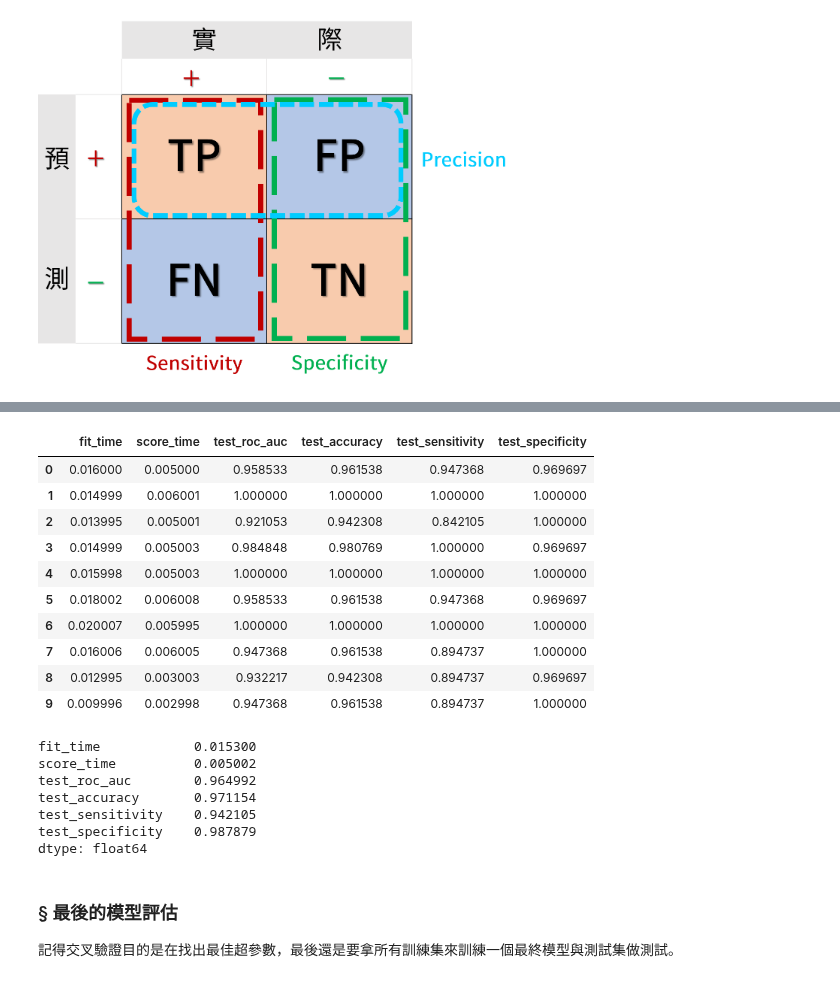
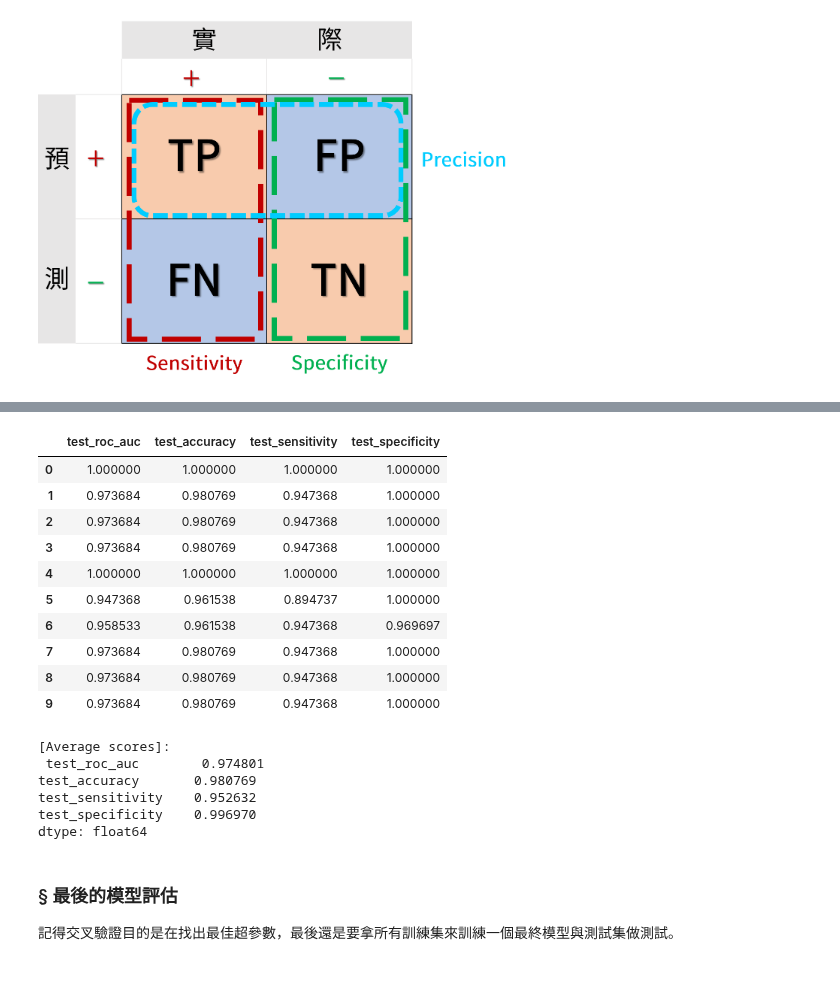
Before and after one commit to twMr7/Python-Machine-Learning, a Jupyter notebook: 15-Machine_Learning_with_Scikit.ipynb, the cells around one changed output, grey strips where cells are left out. Cells and saved outputs as stored; diff of their text form; code cells hidden in the pictures.

```diff
--- a/15-Machine_Learning_with_Scikit.ipynb
+++ b/15-Machine_Learning_with_Scikit.ipynb
@@ -88,10 +124,9 @@ y =
 # %%
-from sklearn.model_selection import train_test_split
-
-X_train, X_test, y_train, y_test = train_test_split(X, y, test_size=0.33)
+# 指定訓練集測試集的類別分布要一致
+X_train, X_test, y_train, y_test = train_test_split(X, y, test_size=0.3, stratify=y)
 
 print('X_train =\n', X_train)
-print('y_train =\n', y_train)
+print('y_train =\n\n', y_train)
 print('X_test =\n', X_test)
 print('y_test =\n', y_test)
 # %% [output]
@@ -313,6 +324,6 @@ class WdbcDataset:
         # 取所有的 Y
         Y = self.df.loc[:,'diagnosis'].to_numpy()
         # 資料分割 train:test = 9:1
-        X_train, X_test, Y_train, Y_test = train_test_split(X, Y, test_size=0.1)
+        X_train, X_test, Y_train, Y_test = train_test_split(X, Y, test_size=0.1, stratify=Y)
         # 回傳資料副本
         return X_train.copy(), X_test.copy(), Y_train.copy(), Y_test.copy()
@@ -363,10 +390,10 @@ from sklearn.linear_model import LogisticRegression
 from sklearn.model_selection import StratifiedShuffleSplit
 from sklearn.preprocessing import StandardScaler
 
-sklr = LogisticRegression(max_iter=300)
+sklr2 = LogisticRegression(max_iter=100)
 ss10fold = StratifiedShuffleSplit(n_splits=10)
 
-scores = []
+scores2 = []
 for k, (idx_train, idx_validate) in enumerate(ss10fold.split(X_train, Y_train)):
     # fold k 分割
     Xk_train, Xk_validate = X_train[idx_train], X_train[idx_validate]
@@ -378,14 +405,14 @@ for k, (idx_train, idx_validate) in enumerate(ss10fold.split(X_train, Y_train)):
     Xk_train = scaler_std.transform(Xk_train)
     Xk_validate = scaler_std.transform(Xk_validate)
     # 訓練模型
-    sklr.fit(Xk_train, Yk_train)
+    sklr2.fit(Xk_train, Yk_train)
     # 驗證這個模型的正確率
-    accuracy = sklr.score(Xk_validate, Yk_validate)
+    accuracy = sklr2.score(Xk_validate, Yk_validate)
     # 記錄這個模型的驗證正確率
-    scores.append(accuracy)
+    scores2.append(accuracy)
     # 結束這個 fold，顯示訊息
     print('Fold #{} accuracy = {:.3f}'.format(k, accuracy))
 # 交叉驗證完成，顯示平均分數
-print('\n10-fold cross-validation result: average accuracy = {:.3f}'.format(np.mean(scores)))
+print('\n10-fold cross-validation result: average accuracy = {:.3f}'.format(np.mean(scores2)))
 # %% [output]
 Fold #0 accuracy = 0.981
@@ -522,66 +568,70 @@ $$
 # %%
+from sklearn.pipeline import Pipeline
+from sklearn.preprocessing import StandardScaler
+from sklearn.linear_model import LogisticRegression
+from sklearn.model_selection import StratifiedShuffleSplit, cross_validate
 # 示範各 metrics 的使用
 from sklearn.metrics import (
     make_scorer,
     accuracy_score,
     recall_score,
     roc_auc_score,
     roc_curve,
     plot_roc_curve,
     confusion_matrix
 )
 
 # 與前面範例相同的 pipeline 定義
-pipelr = Pipeline(
+pipelr4 = Pipeline(
     steps=[
         ('zscaler', StandardScaler()),
-        ('lr', LogisticRegression(max_iter=300))
+        ('lr', LogisticRegression(max_iter=100))
     ]
 )
 
 # 交叉驗證過程可以指定多項評估指標
-binclass_scores = {
+combo_scores = {
     'roc_auc': make_scorer(roc_auc_score),
     'accuracy': make_scorer(accuracy_score),
     'sensitivity': make_scorer(recall_score, pos_label=1),
     'specificity': make_scorer(recall_score, pos_label=0)
 }
 
 # 10-fold 交叉驗證，使用所有處理核心平行運算
-scores = cross_validate(
-    pipelr,
+scores4 = cross_validate(
+    pipelr4,
     X_train,
     Y_train,
-    scoring=binclass_scores,
+    scoring=combo_scores,
     cv=StratifiedShuffleSplit(n_splits=10),
     n_jobs=-1
 )
 
-# 顯示每個 fold 的 accuracy 分數
-dfscores = pd.DataFrame(scores)
-dfscores
+# 顯示每個 fold 的指標分數，明確指定需要的欄位
+col_names = ['test_roc_auc', 'test_accuracy', 'test_sensitivity', 'test_specificity']
+dfscores4 = pd.DataFrame({k:v for k,v in scores4.items() if k in col_names})
+dfscores4
 # %% [output]
-|  | fit_time | score_time | test_roc_auc | test_accuracy | test_sensitivity | test_specificity |
-| 0 | 0.016000 | 0.005000 | 0.958533 | 0.961538 | 0.947368 | 0.969697 |
-| 1 | 0.014999 | 0.006001 | 1.000000 | 1.000000 | 1.000000 | 1.000000 |
-| 2 | 0.013995 | 0.005001 | 0.921053 | 0.942308 | 0.842105 | 1.000000 |
-| 3 | 0.014999 | 0.005003 | 0.984848 | 0.980769 | 1.000000 | 0.969697 |
-| 4 | 0.015998 | 0.005003 | 1.000000 | 1.000000 | 1.000000 | 1.000000 |
-| 5 | 0.018002 | 0.006008 | 0.958533 | 0.961538 | 0.947368 | 0.969697 |
-| 6 | 0.020007 | 0.005995 | 1.000000 | 1.000000 | 1.000000 | 1.000000 |
-| 7 | 0.016006 | 0.006005 | 0.947368 | 0.961538 | 0.894737 | 1.000000 |
-| 8 | 0.012995 | 0.003003 | 0.932217 | 0.942308 | 0.894737 | 0.969697 |
-| 9 | 0.009996 | 0.002998 | 0.947368 | 0.961538 | 0.894737 | 1.000000 |
+|  | test_roc_auc | test_accuracy | test_sensitivity | test_specificity |
+| 0 | 1.000000 | 1.000000 | 1.000000 | 1.000000 |
+| 1 | 0.973684 | 0.980769 | 0.947368 | 1.000000 |
+| 2 | 0.973684 | 0.980769 | 0.947368 | 1.000000 |
+| 3 | 0.973684 | 0.980769 | 0.947368 | 1.000000 |
+| 4 | 1.000000 | 1.000000 | 1.000000 | 1.000000 |
+| 5 | 0.947368 | 0.961538 | 0.894737 | 1.000000 |
+| 6 | 0.958533 | 0.961538 | 0.947368 | 0.969697 |
+| 7 | 0.973684 | 0.980769 | 0.947368 | 1.000000 |
+| 8 | 0.973684 | 0.980769 | 0.947368 | 1.000000 |
+| 9 | 0.973684 | 0.980769 | 0.947368 | 1.000000 |
 # %%
 # 觀察平均分數
-dfscores.mean(axis=0)
+print('[Average scores]:\n', dfscores4.mean(axis=0))
 # %% [output]
-fit_time            0.015300
-score_time          0.005002
-test_roc_auc        0.964992
-test_accuracy       0.971154
-test_sensitivity    0.942105
-test_specificity    0.987879
+[Average scores]:
+ test_roc_auc        0.974801
+test_accuracy       0.980769
+test_sensitivity    0.952632
+test_specificity    0.996970
 dtype: float64
 # %% [markdown]
 ### § 最後的模型評估
```
Also changed, not shown: parts of 37 cells of this notebook.
